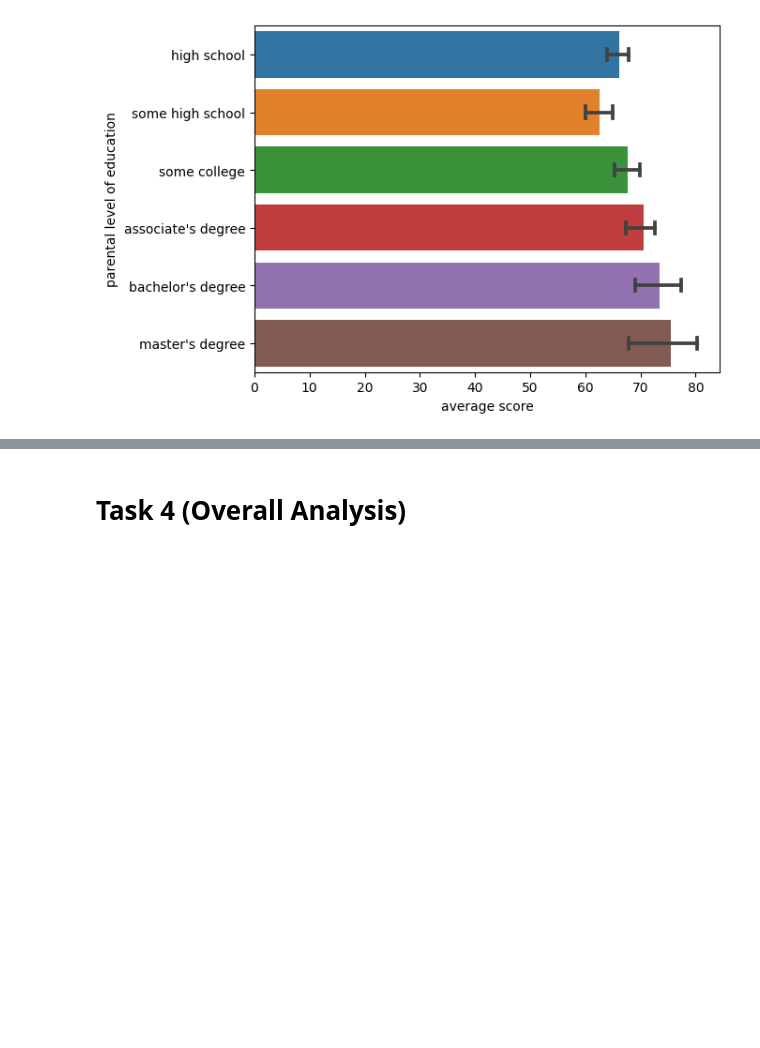
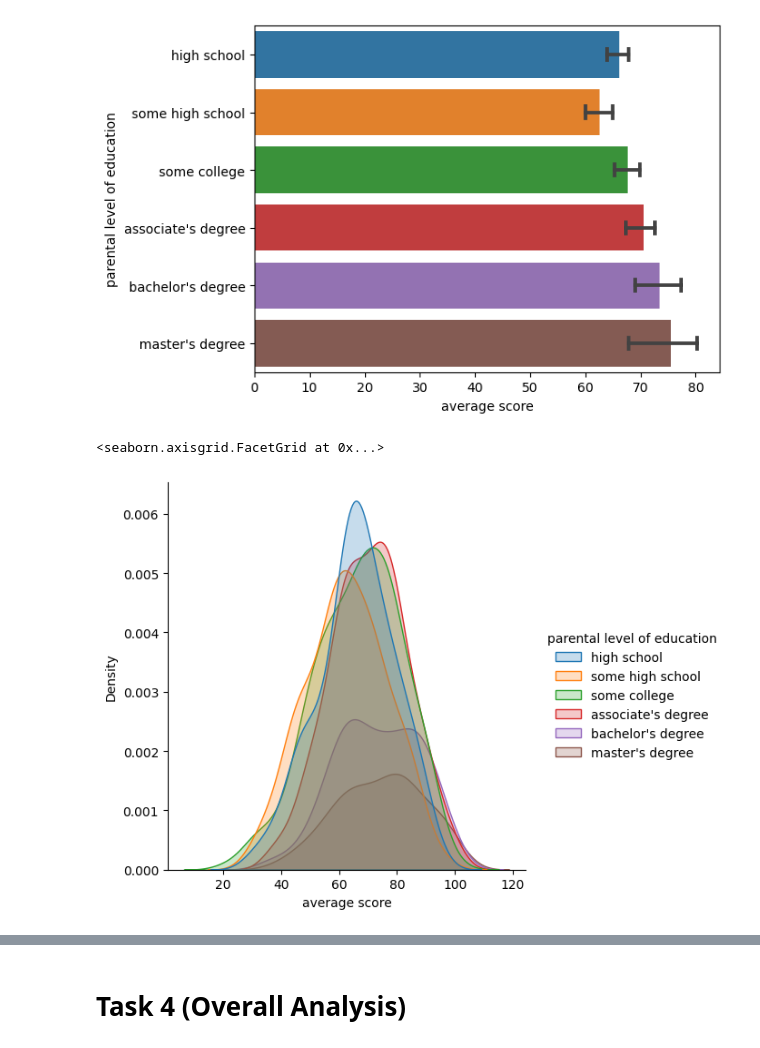
Before and after one commit to ubco-W2022T1-cosc301/project-group01, a Jupyter notebook: notebooks/analysis1.ipynb, the cells around one changed output, grey strips where cells are left out. Drawn from its saved outputs; the diff is of its cells as text; code cells hidden in the pictures; blank space fills up the shorter version.

```diff
--- a/notebooks/analysis1.ipynb
+++ b/notebooks/analysis1.ipynb
@@ -132,3 +132,8 @@ barplotWriting = sns.barplot(y="parental level of education", x="writing score",
 barplotAverage = sns.barplot(y="parental level of education", x="average score", data=df, estimator=np.median, capsize=.2)
 # %% [output]
 [figure]
+# %%
+sns.displot(df, x="average score", hue="parental level of education", kind="kde", fill=True)
+# %% [output]
+<seaborn.axisgrid.FacetGrid at 0x...>
+[figure, added]
```
Also changed, not shown: parts of 2 cells of this notebook.
